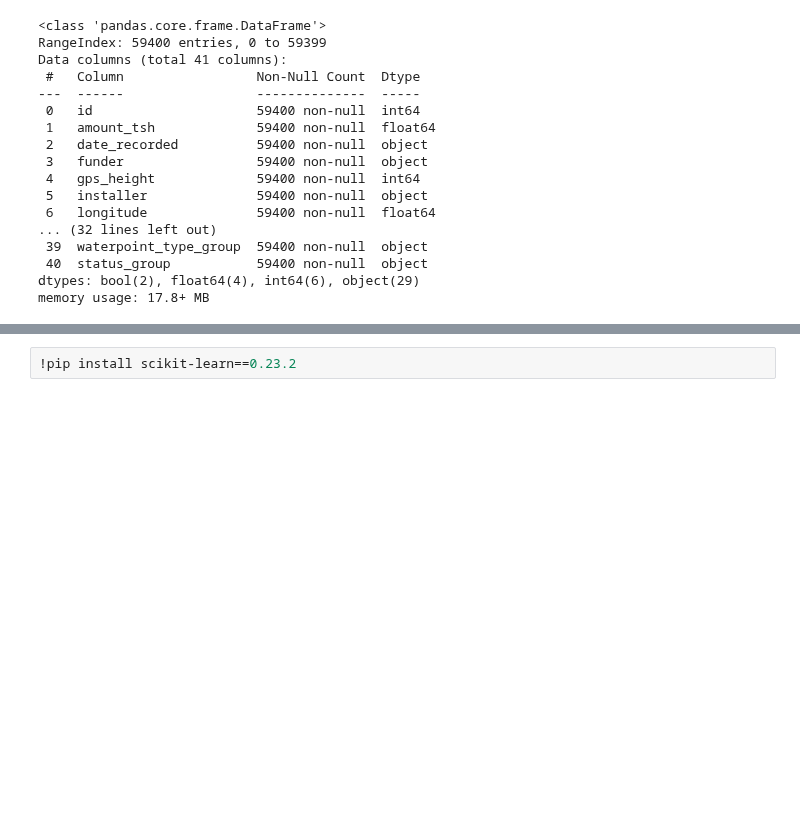
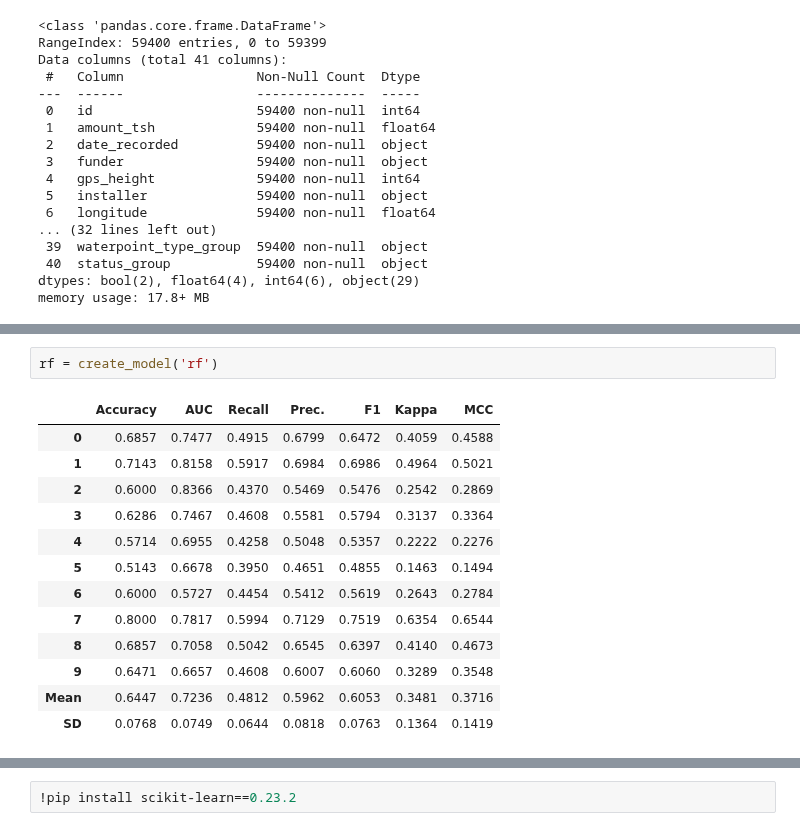
Before and after one commit to JannaW0402/Pump-it-Up, a Jupyter notebook: 869model.ipynb, the cells around one changed output, grey strips where cells are left out. Saved outputs shown, nothing was run; the diff lists cells and outputs as text; blank space fills up the shorter version.

```diff
--- a/869model.ipynb
+++ b/869model.ipynb
@@ -106,0 +120,16 @@ best_model = compare_models()
+# %%
+rf = create_model('rf')
+# %% [output]
+|  | Accuracy | AUC | Recall | Prec. | F1 | Kappa | MCC |
+| 0 | 0.6857 | 0.7477 | 0.4915 | 0.6799 | 0.6472 | 0.4059 | 0.4588 |
+| 1 | 0.7143 | 0.8158 | 0.5917 | 0.6984 | 0.6986 | 0.4964 | 0.5021 |
+| 2 | 0.6000 | 0.8366 | 0.4370 | 0.5469 | 0.5476 | 0.2542 | 0.2869 |
+| 3 | 0.6286 | 0.7467 | 0.4608 | 0.5581 | 0.5794 | 0.3137 | 0.3364 |
+| 4 | 0.5714 | 0.6955 | 0.4258 | 0.5048 | 0.5357 | 0.2222 | 0.2276 |
+| 5 | 0.5143 | 0.6678 | 0.3950 | 0.4651 | 0.4855 | 0.1463 | 0.1494 |
+| 6 | 0.6000 | 0.5727 | 0.4454 | 0.5412 | 0.5619 | 0.2643 | 0.2784 |
+| 7 | 0.8000 | 0.7817 | 0.5994 | 0.7129 | 0.7519 | 0.6354 | 0.6544 |
+| 8 | 0.6857 | 0.7058 | 0.5042 | 0.6545 | 0.6397 | 0.4140 | 0.4673 |
+| 9 | 0.6471 | 0.6657 | 0.4608 | 0.6007 | 0.6060 | 0.3289 | 0.3548 |
+| Mean | 0.6447 | 0.7236 | 0.4812 | 0.5962 | 0.6053 | 0.3481 | 0.3716 |
+| SD | 0.0768 | 0.0749 | 0.0644 | 0.0818 | 0.0763 | 0.1364 | 0.1419 |
```
Also changed, not shown: parts of 10 cells of this notebook.
